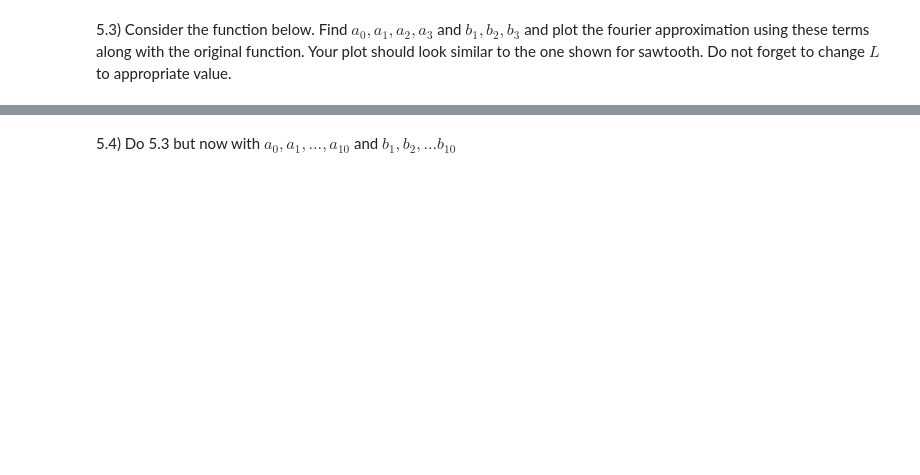
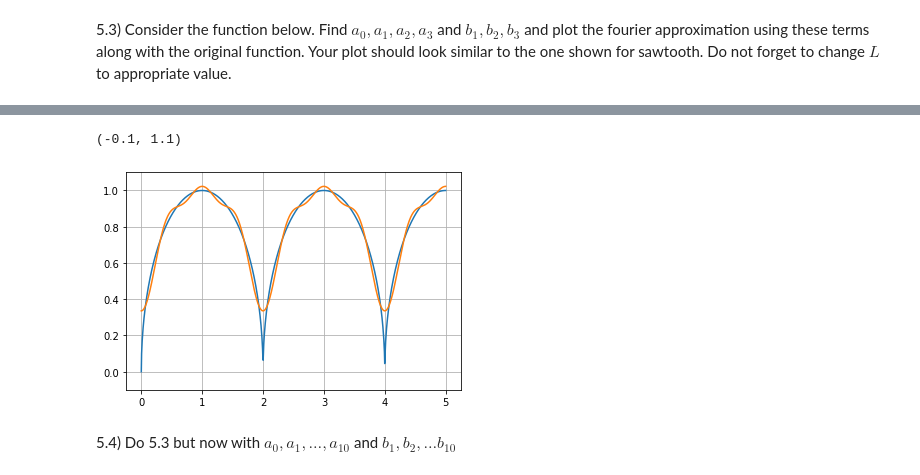
Before and after one commit to natthakan2000/ICCS314, a Jupyter notebook: Homework-3-master/Homework 3.ipynb, the cells around one changed output, grey strips where cells are left out. Saved outputs shown, nothing was run; the diff lists cells and outputs as text; code cells hidden in the pictures; blank space fills up the shorter version.

```diff
--- a/Homework-3-master/Homework 3.ipynb
+++ b/Homework-3-master/Homework 3.ipynb
@@ -189,2 +234,19 @@ plt.ylim(-0.1,1.1)
+# %%
+def getA(x,i,L):
+    def f(x):
+        return circ(x)*(np.cos(i*pi*x/L))
+    return 1/L * quad(f,0,2*L)[0]
+def getB(x,i,L):
+    def f(x):
+        return circ(x)*(np.sin(i*pi*x/L))
+    return 1/L * quad(f,0,2*L)[0]
+ys = [fourier(xs,1,4) for xs in x]
+plt.plot(x,y,label='step')
+plt.plot(x,ys)
+plt.grid()
+plt.ylim(-0.1,1.1)
+# %% [output]
+(-0.1, 1.1)
+[figure, added]
 # %% [markdown]
 5.4) Do 5.3 but now with $a_0, a_1, \ldots, a_{10}$ and $ b_1, b_2, \ldots b_{10}$
```
Also changed, not shown: parts of 12 cells of this notebook, 12 other files.
